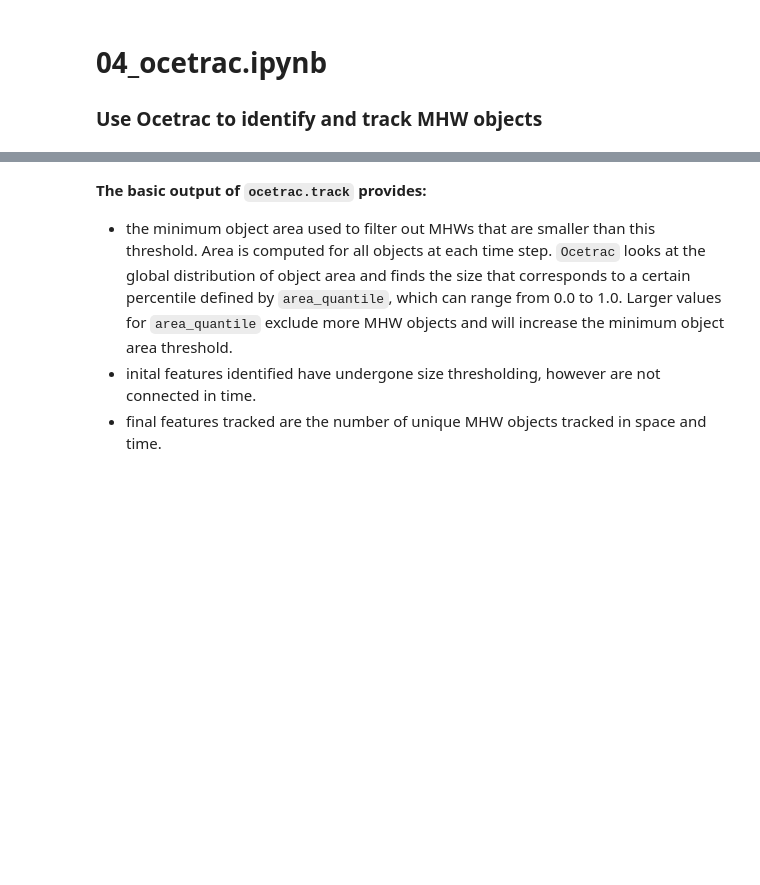
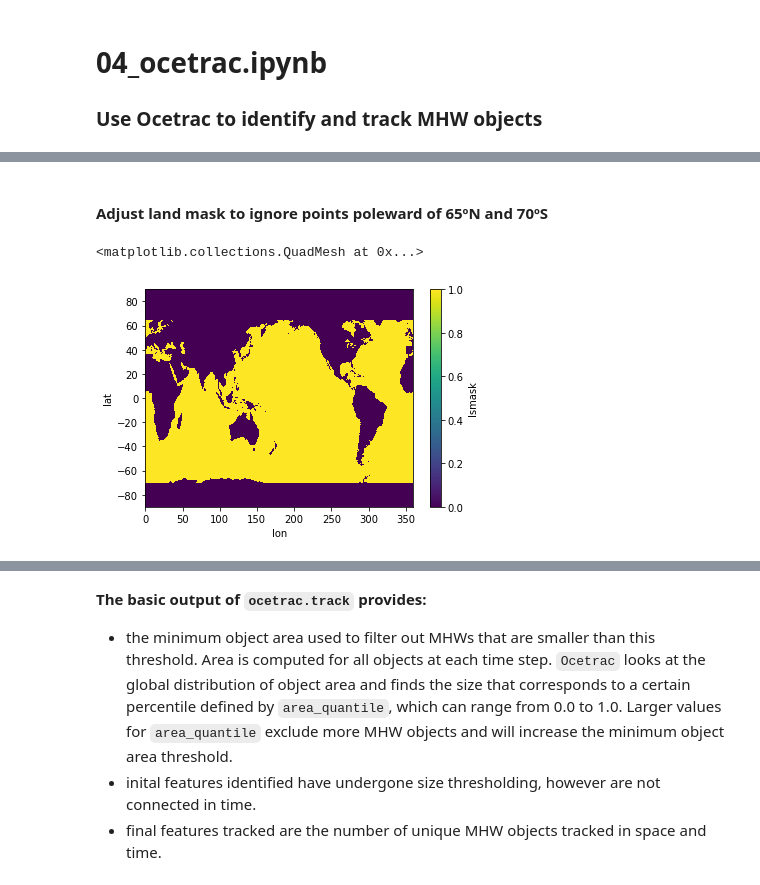
Before and after one commit to ocetrac/marine-heatwaves, a Jupyter notebook: 04_ocetrac.ipynb, the cells around one changed output, grey strips where cells are left out. Cells and saved outputs as stored; diff of their text form; code cells hidden in the pictures; blank space fills up the shorter version.

```diff
--- a/04_ocetrac.ipynb
+++ b/04_ocetrac.ipynb
@@ -21,2 +35,10 @@ mask = ds.mask.where((ds.lat<65) & (ds.lat>-70), drop=False, other=0)
+# %% [markdown]
+#### Adjust land mask to ignore points poleward of 65ºN and 70ºS
+# %%
+mask = ds.lsmask.where((ds.lat<65) & (ds.lat>-70), drop=False, other=0)
+mask.plot()
+# %% [output]
+<matplotlib.collections.QuadMesh at 0x...>
+[figure, added]
 # %%
 # plot of SSTA that exceeds a predefined threshold (e.g. 90th percentile)
```
Also changed, not shown: parts of 17 cells of this notebook, 1 other file.
